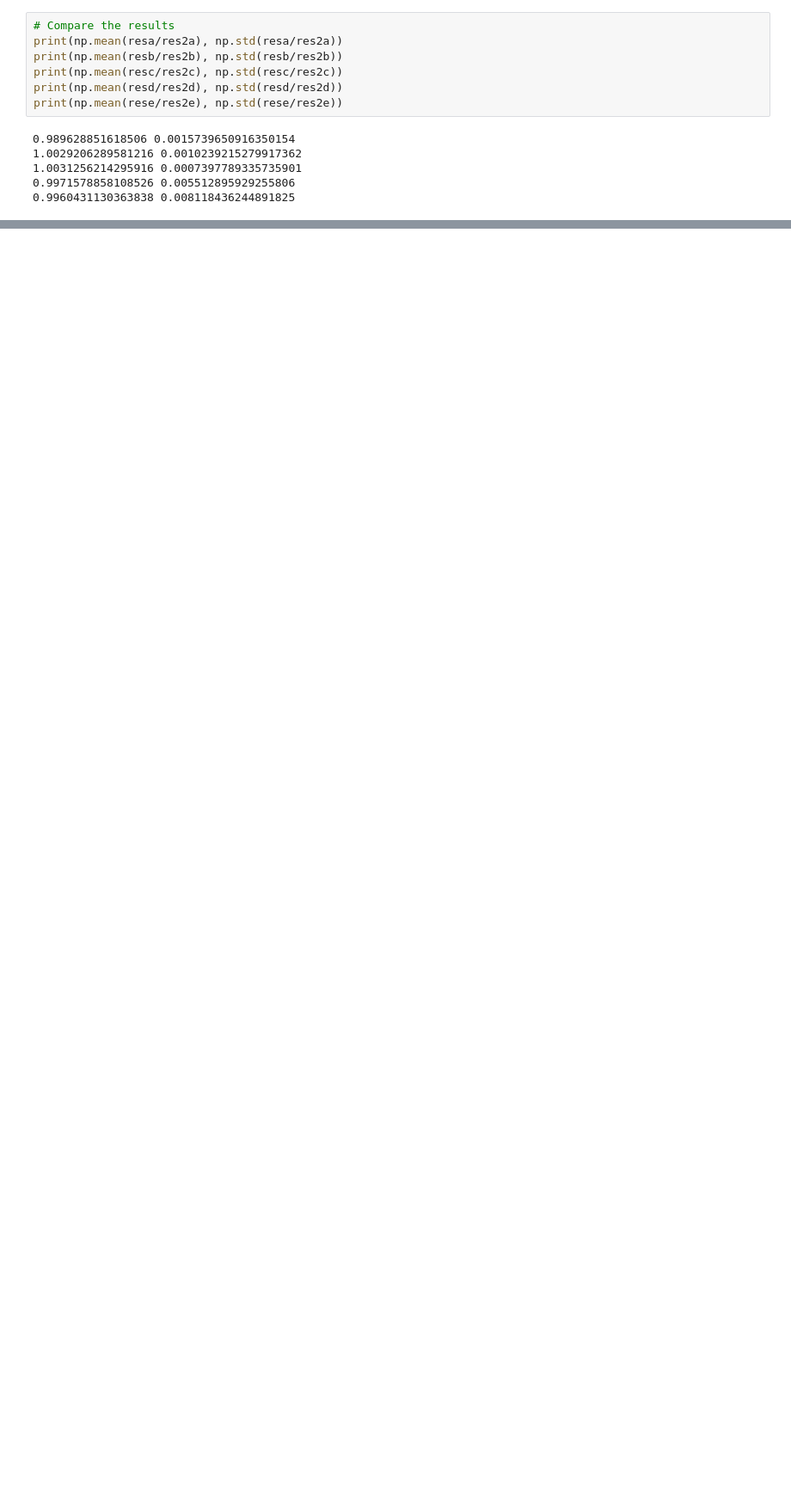
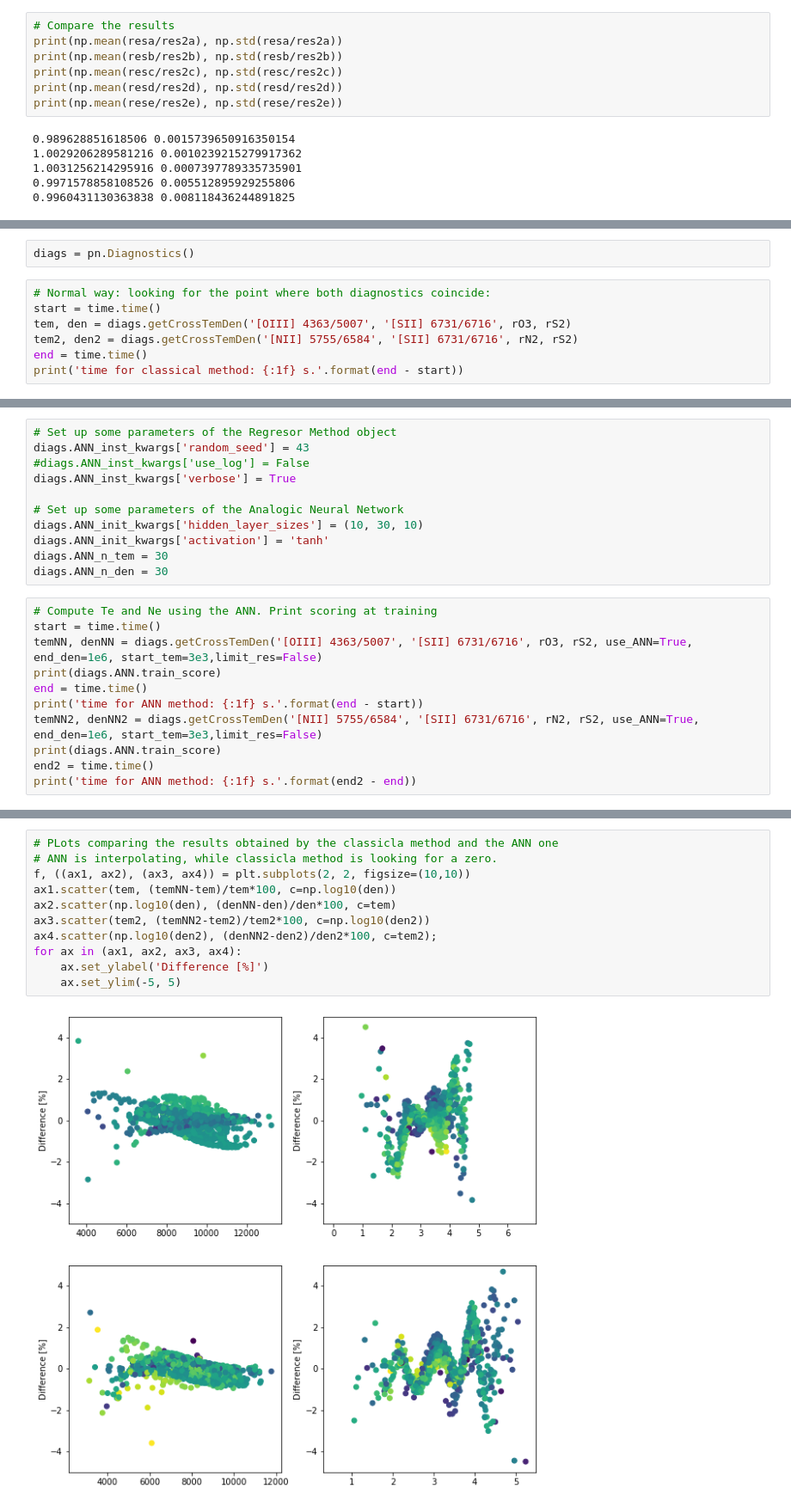
Before and after one commit to Morisset/PyNeb_devel, a Jupyter notebook: docs/Notebooks/PyNeb_manual_9.ipynb, the cells around one changed output, grey strips where cells are left out. Shown at 86% size. Drawn from its saved outputs; the diff is of its cells as text; blank space fills up the shorter version.

```diff
--- a/docs/Notebooks/PyNeb_manual_9.ipynb
+++ b/docs/Notebooks/PyNeb_manual_9.ipynb
@@ -88,0 +98,9 @@ print(np.mean(rese/res2e), np.std(rese/res2e))
+# %%
+diags = pn.Diagnostics()
+# %%
+# Normal way: looking for the point where both diagnostics coincide:
+start = time.time()
+tem, den = diags.getCrossTemDen('[OIII] 4363/5007', '[SII] 6731/6716', rO3, rS2)
+tem2, den2 = diags.getCrossTemDen('[NII] 5755/6584', '[SII] 6731/6716', rN2, rS2)
+end = time.time()
+print('time for classical method: {:1f} s.'.format(end - start))
@@ -88,0 +109,22 @@ print(np.mean(rese/res2e), np.std(rese/res2e))
+# %%
+# Set up some parameters of the Regresor Method object
+diags.ANN_inst_kwargs['random_seed'] = 43
+#diags.ANN_inst_kwargs['use_log'] = False
+diags.ANN_inst_kwargs['verbose'] = True
+
+# Set up some parameters of the Analogic Neural Network
+diags.ANN_init_kwargs['hidden_layer_sizes'] = (10, 30, 10)
+diags.ANN_init_kwargs['activation'] = 'tanh'
+diags.ANN_n_tem = 30
+diags.ANN_n_den = 30
+# %%
+# Compute Te and Ne using the ANN. Print scoring at training
+start = time.time()
+temNN, denNN = diags.getCrossTemDen('[OIII] 4363/5007', '[SII] 6731/6716', rO3, rS2, use_ANN=True, end_den=1e6, start_tem=3e3,limit_res=False)
+print(diags.ANN.train_score)
+end = time.time()
+print('time for ANN method: {:1f} s.'.format(end - start))
+temNN2, denNN2 = diags.getCrossTemDen('[NII] 5755/6584', '[SII] 6731/6716', rN2, rS2, use_ANN=True, end_den=1e6, start_tem=3e3,limit_res=False)
+print(diags.ANN.train_score)
+end2 = time.time()
+print('time for ANN method: {:1f} s.'.format(end2 - end))
@@ -88,0 +164,13 @@ print(np.mean(rese/res2e), np.std(rese/res2e))
+# %%
+# PLots comparing the results obtained by the classicla method and the ANN one
+# ANN is interpolating, while classicla method is looking for a zero.
+f, ((ax1, ax2), (ax3, ax4)) = plt.subplots(2, 2, figsize=(10,10))
+ax1.scatter(tem, (temNN-tem)/tem*100, c=np.log10(den))
+ax2.scatter(np.log10(den), (denNN-den)/den*100, c=tem)
+ax3.scatter(tem2, (temNN2-tem2)/tem2*100, c=np.log10(den2))
+ax4.scatter(np.log10(den2), (denNN2-den2)/den2*100, c=tem2);
+for ax in (ax1, ax2, ax3, ax4):
+    ax.set_ylabel('Difference [%]')
+    ax.set_ylim(-5, 5)
+# %% [output]
+[figure, added]
```
Also changed, not shown: parts of 11 cells of this notebook, 1 other file.
